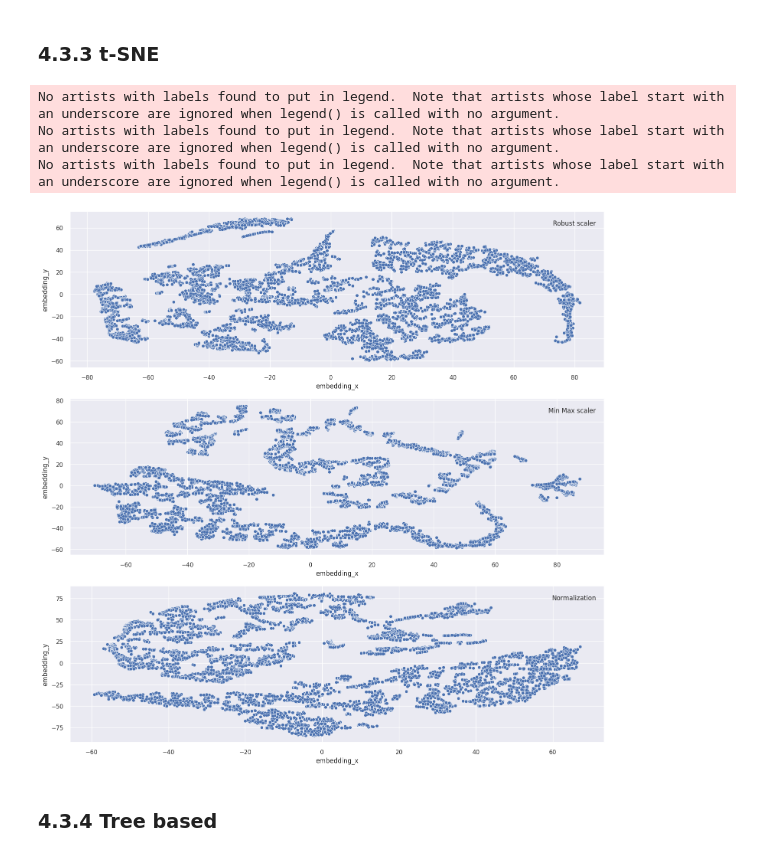
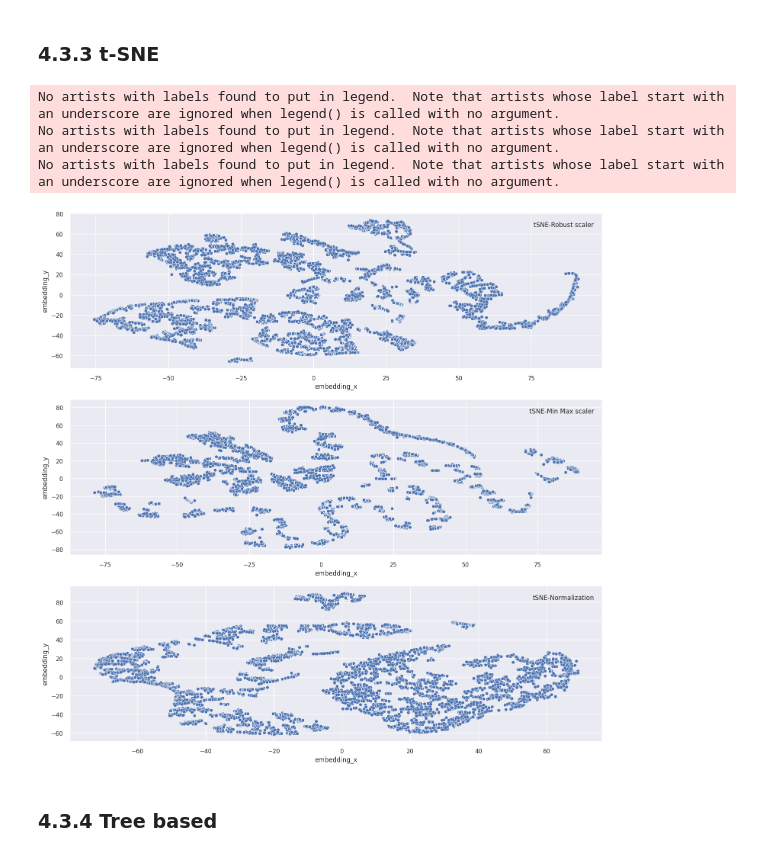
Before and after one commit to Eduardo-95-DS/Insiders-clustering, a Jupyter notebook: notebooks/look_4-ear-metrics.ipynb, the cells around one changed output. Saved outputs shown, nothing was run; the diff lists cells and outputs as text; code cells hidden in the pictures.

```diff
--- a/notebooks/look_4-ear-metrics.ipynb
+++ b/notebooks/look_4-ear-metrics.ipynb
@@ -488,6 +488,9 @@ df2 = df2.drop(columns='description', axis=1)
 # country
 # df2 = df2[~df2['country'].isin(['Unspecified'])]
 
+# bad users
+df2=df2[~df2['customer_id'].isin([12346, 16446])]
+
 # quantity
 df2_returns = df2.loc[df1['quantity'] < 0]
 
@@ -748 +749,9 @@ df4 = df_ref.copy()
+# %%
+df4 = df_ref.copy()
+
+cols_selected = ['gross_revenue', 'avg_ticket', 'recency_days',
+       'frequency', 'total_invoices', 'items_qtt', 'products_qtt',
+       'avg_basket_size', 'avg_unique_basket_size', 'returns_qtt']
+
+df42 = df4[cols_selected].copy()
 # %%
@@ -849,3 +852,0 @@ df4[df4['avg_basket_size'] == 74215]
-# %%
-df42 = df4.drop(columns=['customer_id'], axis=1)
-# sns.pairplot(df42);
@@ -1071,51 +1261,52 @@ reducer = TSNE(n_components=2, n_jobs=-1, random_state=42)
 embedding = reducer.fit_transform(X1)
 
 # embedding
-df_pca['embedding_x'] = embedding[:, 0]
-df_pca['embedding_y'] = embedding[:, 1]
+df_tsne = pd.DataFrame()
+df_tsne['embedding_x'] = embedding[:, 0]
+df_tsne['embedding_y'] = embedding[:, 1]
 
-# plot UMAP
+# plot tsne
 ax1 = plt.subplot(grid[0,0])
 sns.scatterplot(x='embedding_x',
                  y='embedding_y',
-                 data=df_pca);
+                 data=df_tsne);
 
 
 # min max scaler
 embedding = reducer.fit_transform(X2)
 
 # embedding
-df_pca['embedding_x'] = embedding[:, 0]
-df_pca['embedding_y'] = embedding[:, 1]
+df_tsne['embedding_x'] = embedding[:, 0]
+df_tsne['embedding_y'] = embedding[:, 1]
 
-# plot UMAP
+# plot tsne
 ax2 = plt.subplot(grid[1,0])
 sns.scatterplot(x='embedding_x',
                  y='embedding_y',
-                 data=df_pca);
+                 data=df_tsne);
 
 
 # normalization
 embedding = reducer.fit_transform(X3)
 
 # embedding
-df_pca['embedding_x'] = embedding[:, 0]
-df_pca['embedding_y'] = embedding[:, 1]
+df_tsne['embedding_x'] = embedding[:, 0]
+df_tsne['embedding_y'] = embedding[:, 1]
 
-# plot UMAP
+# plot plot tsne
 ax3 = plt.subplot(grid[2,0])
 sns.scatterplot(x='embedding_x',
                  y='embedding_y',
-                 data=df_pca);
+                 data=df_tsne);
 
-ax1.legend(title='Robust scaler', fontsize="x-large");
-ax2.legend(title='Min Max scaler', fontsize="x-large");
-ax3.legend(title='Normalization', fontsize="x-large");
+ax1.legend(title='tSNE-Robust scaler', fontsize="x-large");
+ax2.legend(title='tSNE-Min Max scaler', fontsize="x-large");
+ax3.legend(title='tSNE-Normalization', fontsize="x-large");
 # %% [output]
 No artists with labels found to put in legend.  Note that artists whose label start with an underscore are ignored when legend() is called with no argument.
 No artists with labels found to put in legend.  Note that artists whose label start with an underscore are ignored when legend() is called with no argument.
 No artists with labels found to put in legend.  Note that artists whose label start with an underscore are ignored when legend() is called with no argument.
-[figure, old version]
+[figure, new version]
 # %% [markdown]
 ### 4.3.4 Tree based
 # %%
```
Also changed, not shown: parts of 46 cells of this notebook.
